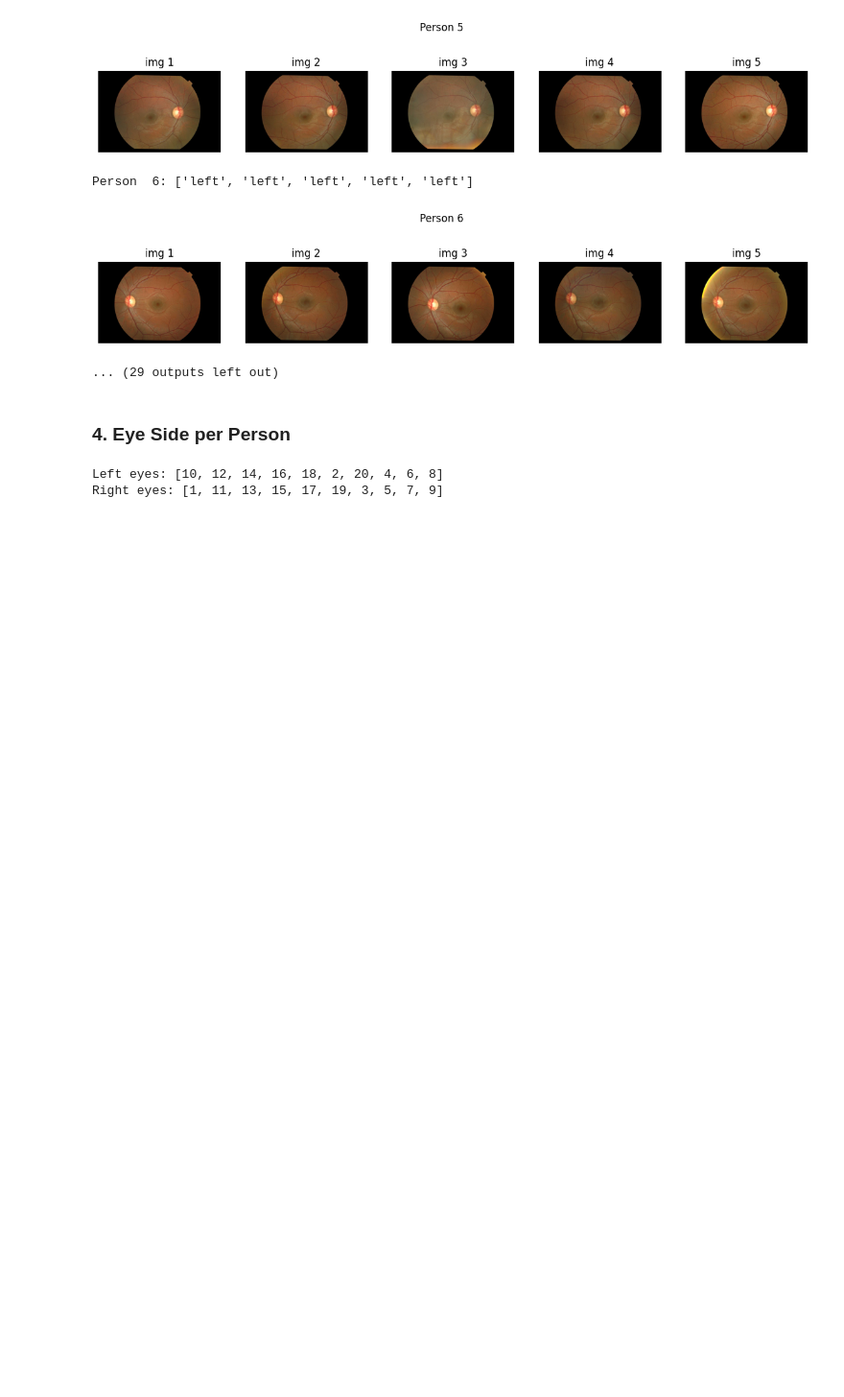
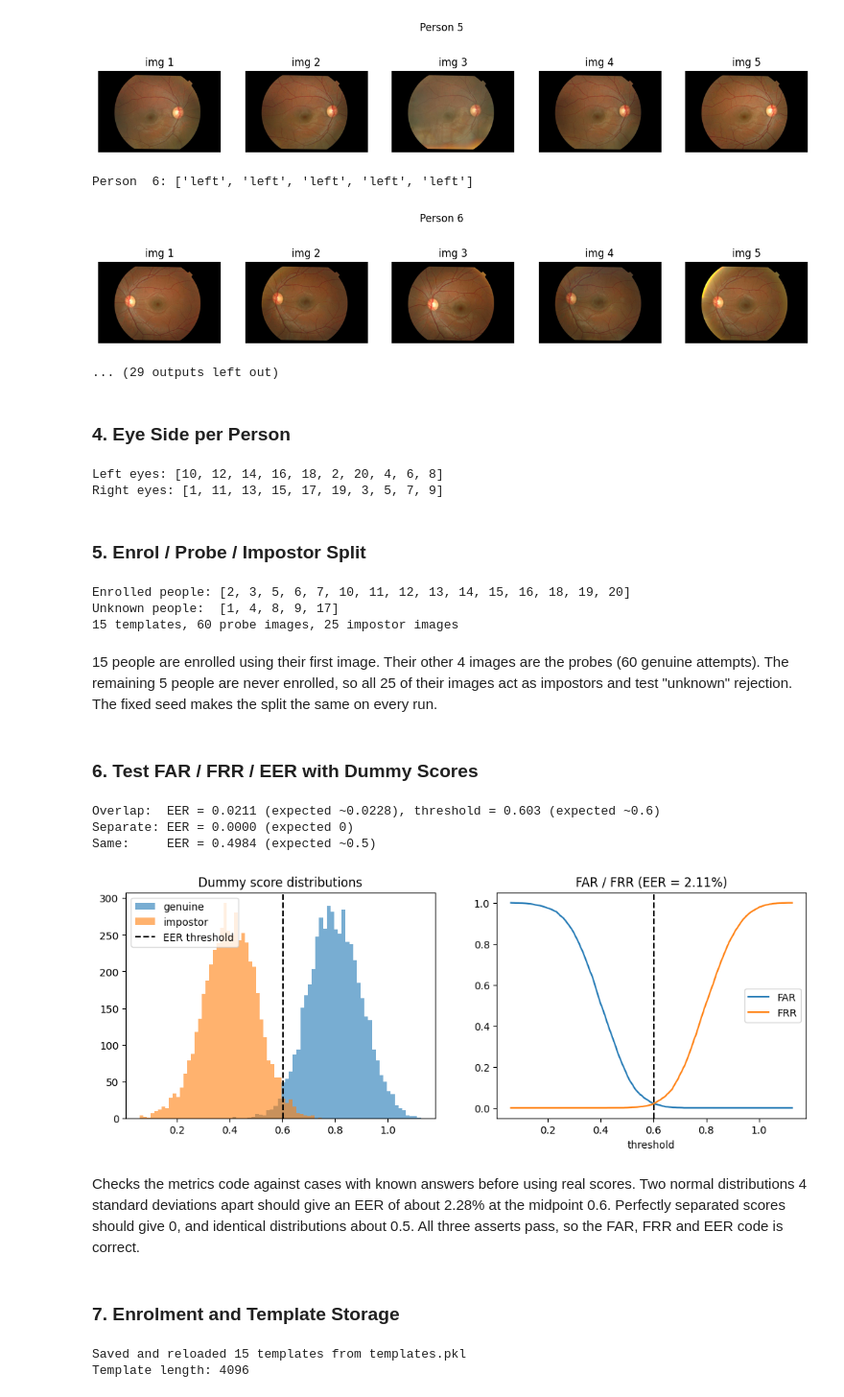
Before and after one commit to SeanByrne04/Image_processing_iris_recognition, a Jupyter notebook: Evaluation/run_evaluation.ipynb, the cells around one changed output. Shown at 96% size. Drawn from its saved outputs; the diff is of its cells as text; code cells hidden in the pictures; blank space fills up the shorter version.

```diff
--- a/Evaluation/run_evaluation.ipynb
+++ b/Evaluation/run_evaluation.ipynb
@@ -50,3 +50,73 @@ print("Right eyes:", [p for p, s in sides.items() if s == "right"])
 # %% [output]
 Left eyes: [10, 12, 14, 16, 18, 2, 20, 4, 6, 8]
 Right eyes: [1, 11, 13, 15, 17, 19, 3, 5, 7, 9]
+# %% [markdown]
+### 5. Enrol / Probe / Impostor Split
+# %%
+from split import make_split
+
+enrol, probes, impostors = make_split(ridb, n_enrol_people=15, seed=42)
+print("Enrolled people:", sorted(enrol))
+print("Unknown people: ", sorted({p for p, _ in impostors}))
+print(f"{len(enrol)} templates, {len(probes)} probe images, {len(impostors)} impostor images")
+# %% [output]
+Enrolled people: [2, 3, 5, 6, 7, 10, 11, 12, 13, 14, 15, 16, 18, 19, 20]
+Unknown people:  [1, 4, 8, 9, 17]
+15 templates, 60 probe images, 25 impostor images
+# %% [markdown]
+15 people are enrolled using their first image. Their other 4 images are the probes (60 genuine attempts). The remaining 5 people are never enrolled, so all 25 of their images act as impostors and test "unknown" rejection. The fixed seed makes the split the same on every run.
+# %% [markdown]
+### 6. Test FAR / FRR / EER with Dummy Scores
+# %%
+from metrics import eer
+
+rng = np.random.default_rng(0)
+
+# Case 1: overlapping normals, means 0.8 vs 0.4, sd 0.1 -> theoretical EER ≈ 2.28% at t ≈ 0.6
+g = rng.normal(0.8, 0.1, 5000)
+i = rng.normal(0.4, 0.1, 5000)
+e, t, ts, far, frr = eer(g, i)
+print(f"Overlap:  EER = {e:.4f} (expected ~0.0228), threshold = {t:.3f} (expected ~0.6)")
+assert abs(e - 0.0228) < 0.01 and abs(t - 0.6) < 0.03
+
+# Case 2: perfect separation -> EER = 0
+e2, *_ = eer(rng.uniform(0.7, 1.0, 500), rng.uniform(0.0, 0.3, 500))
+print(f"Separate: EER = {e2:.4f} (expected 0)")
+assert e2 == 0
+
+# Case 3: identical distributions -> EER ≈ 0.5
+e3, *_ = eer(rng.normal(0.5, 0.1, 5000), rng.normal(0.5, 0.1, 5000))
+print(f"Same:     EER = {e3:.4f} (expected ~0.5)")
+assert abs(e3 - 0.5) < 0.05
+
+fig, (a1, a2) = plt.subplots(1, 2, figsize=(12, 4))
+a1.hist(g, bins=50, alpha=0.6, label="genuine")
+a1.hist(i, bins=50, alpha=0.6, label="impostor")
+a1.axvline(t, color="k", ls="--", label="EER threshold")
+a1.set_title("Dummy score distributions"); a1.legend()
+a2.plot(ts, far, label="FAR"); a2.plot(ts, frr, label="FRR")
+a2.axvline(t, color="k", ls="--")
+a2.set_xlabel("threshold"); a2.set_title(f"FAR / FRR (EER = {e:.2%})"); a2.legend()
+plt.show()
+# %% [output]
+Overlap:  EER = 0.0211 (expected ~0.0228), threshold = 0.603 (expected ~0.6)
+Separate: EER = 0.0000 (expected 0)
+Same:     EER = 0.4984 (expected ~0.5)
+[figure, added]
+# %% [markdown]
+Checks the metrics code against cases with known answers before using real scores. Two normal distributions 4 standard deviations apart should give an EER of about 2.28% at the midpoint 0.6. Perfectly separated scores should give 0, and identical distributions about 0.5. All three asserts pass, so the FAR, FRR and EER code is correct.
+# %% [markdown]
+### 7. Enrolment and Template Storage
+# %%
+from enrolment import enrol_all, load_templates, dummy_features, TEMPLATE_PATH
+
+templates = enrol_all(enrol, extract_features=dummy_features)
+loaded = load_templates()
+
+assert loaded.keys() == templates.keys()
+assert all(np.array_equal(loaded[p], templates[p]) for p in templates)
+print(f"Saved and reloaded {len(loaded)} templates from {TEMPLATE_PATH.name}")
+print("Template length:", len(next(iter(loaded.values()))))
+# %% [output]
+Saved and reloaded 15 templates from templates.pkl
+Template length: 4096
```
Also changed, not shown: parts of 4 cells of this notebook, 2 other files.
